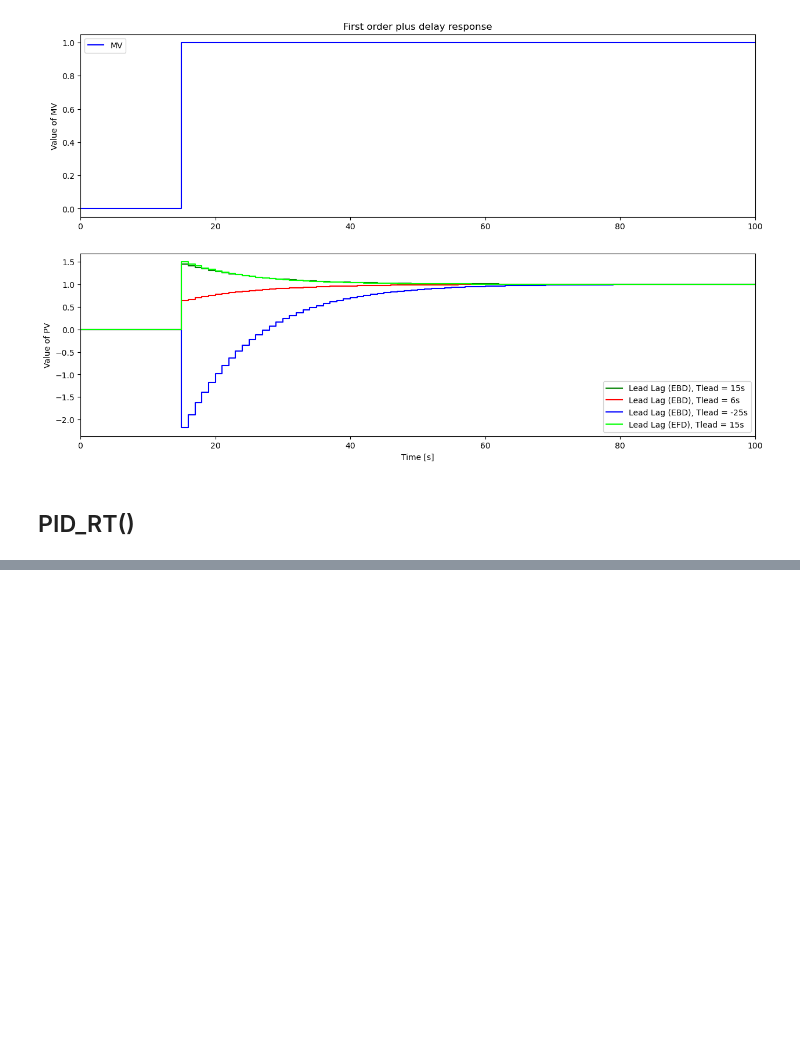
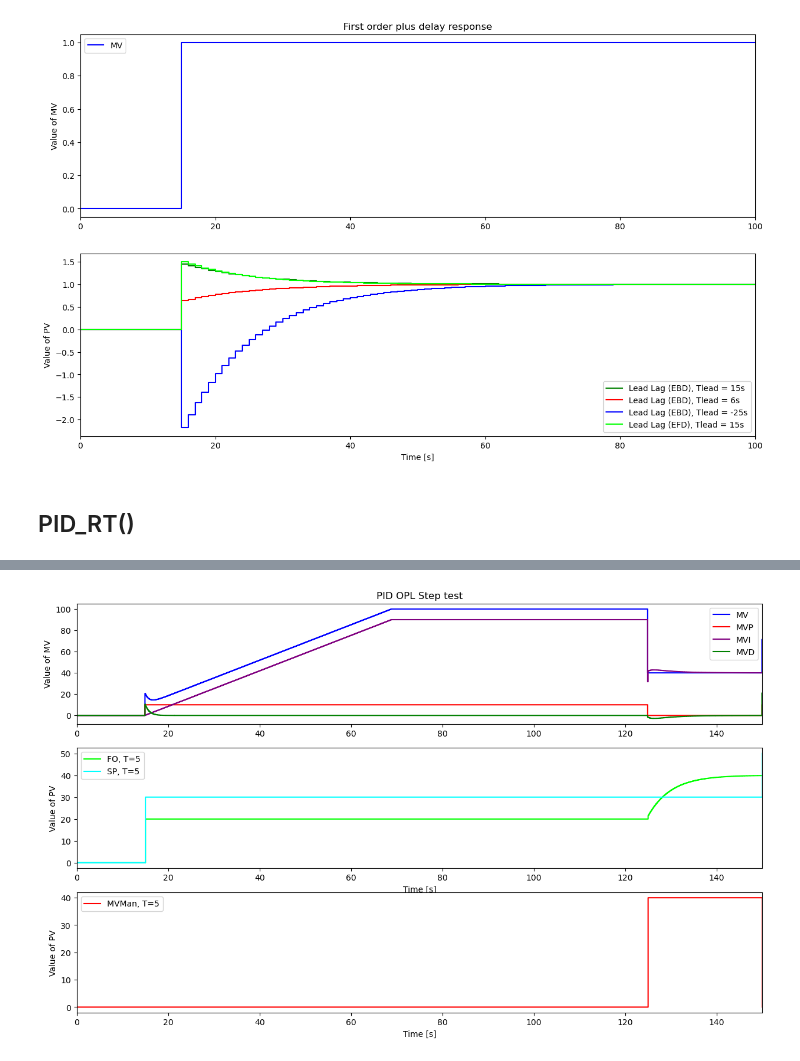
Before and after one commit to ARTHURVANBELLE/Control_Theory, a Jupyter notebook: package_LAB.ipynb, the cells around one changed output, grey strips where cells are left out. Drawn from its saved outputs; the diff is of its cells as text; code cells hidden in the pictures; blank space fills up the shorter version.

```diff
--- a/package_LAB.ipynb
+++ b/package_LAB.ipynb
@@ -152,0 +172,88 @@ plt.xlim([0, TSim])
+# %%
+TSim = 150
+Ts = 0.1
+N = int(TSim/Ts) + 1
+
+# Path for MV
+MVPath = {0: 0, 15: 1, TSim: 1}
+SPPath = {0:0, 15:30, TSim:50}
+
+MVManPath = {0:0, 125:40, 150:0, TSim:0}
+ManPath = {0:False, 125:True, 150:False, TSim:False}
+
+PVPath = {0:0, 15:20, 125:0}
+
+t = []
+MV = [0]
+SP = []
+PV = []
+Man = []
+MVMan = []
+MVFF = []
+MVP = []
+MVI = []
+MVD = []
+
+
+# Parameters
+Kp = 1
+KpExp = 0.4971
+KdExp = 0.3734
+Kc = 1
+Td = 1
+Ti = 6
+alpha = 0.9
+theta_pExp = 4.386
+MVMin = 0
+MVMax = 100
+E = []
+ManFF=False
+PVInit=0
+method='EBD-EBD'
+
+
+
+for i in range(0,N):
+    t.append(i*Ts)
+    MVFF.append(0)
+    #SelectPath_RT(MVPath,t,MV)
+    SelectPath_RT(SPPath,t,SP)
+    SelectPath_RT(MVManPath,t,MVMan)
+    SelectPath_RT(ManPath,t,Man)
+    if(i < 1250):
+        SelectPath_RT(PVPath,t,PV)
+    if(i >= 1250):
+        FO_RT(MV,Kp,TFO,Ts,PV)
+
+
+    PID_RT(SP, PV, Man, MVMan, MVFF, Kc, Ti, Td, alpha, Ts, MVMin, MVMax, MV, MVP, MVI, MVD, E, ManFF)
+
+
+
+plt.figure(figsize = (15,9))
+
+plt.subplot(3,1,1)
+plt.step(t,MV,'b-',label='MV',where='pre')
+plt.step(t,MVP,'r-',label='MVP',where='pre')
+plt.step(t,MVI,'purple',label='MVI',where='pre')
+plt.step(t,MVD,'g-',label='MVD',where='pre')
+plt.ylabel('Value of MV')
+plt.title('PID OPL Step test')
+plt.legend(loc='best')
+plt.xlim([0, TSim])
+
+plt.subplot(3,1,2)
+plt.step(t,PV,'lime',label='FO, T=5',where='post')
+plt.step(t,SP,'cyan',label='SP, T=5',where='post')
+plt.ylabel('Value of PV')
+plt.xlabel('Time [s]')
+plt.legend(loc='best')
+plt.xlim([0, TSim])
+
+plt.subplot(3,1,3)
+plt.step(t,MVMan,'-r',label='MVMan, T=5',where='post')
+plt.ylabel('Value of PV')
+plt.xlabel('Time [s]')
+plt.legend(loc='best')
+plt.xlim([0, TSim])
+# %% [output]
@@ -152,0 +261 @@ plt.xlim([0, TSim])
+[figure, added]
```
Also changed, not shown: parts of 3 cells of this notebook, 2 other files.
